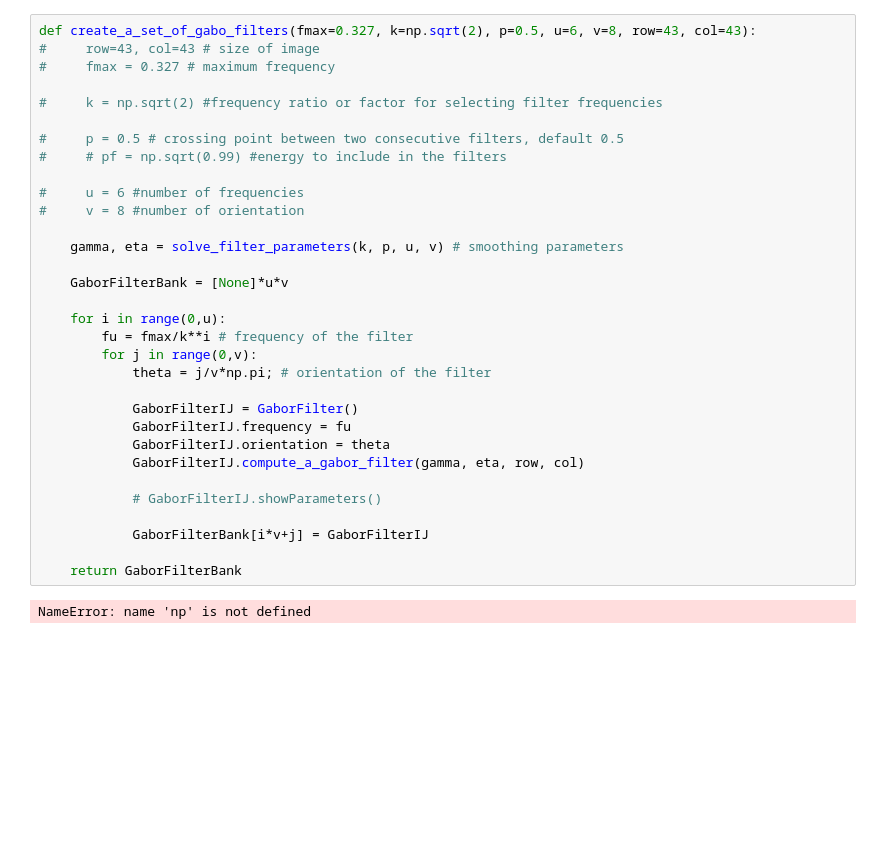
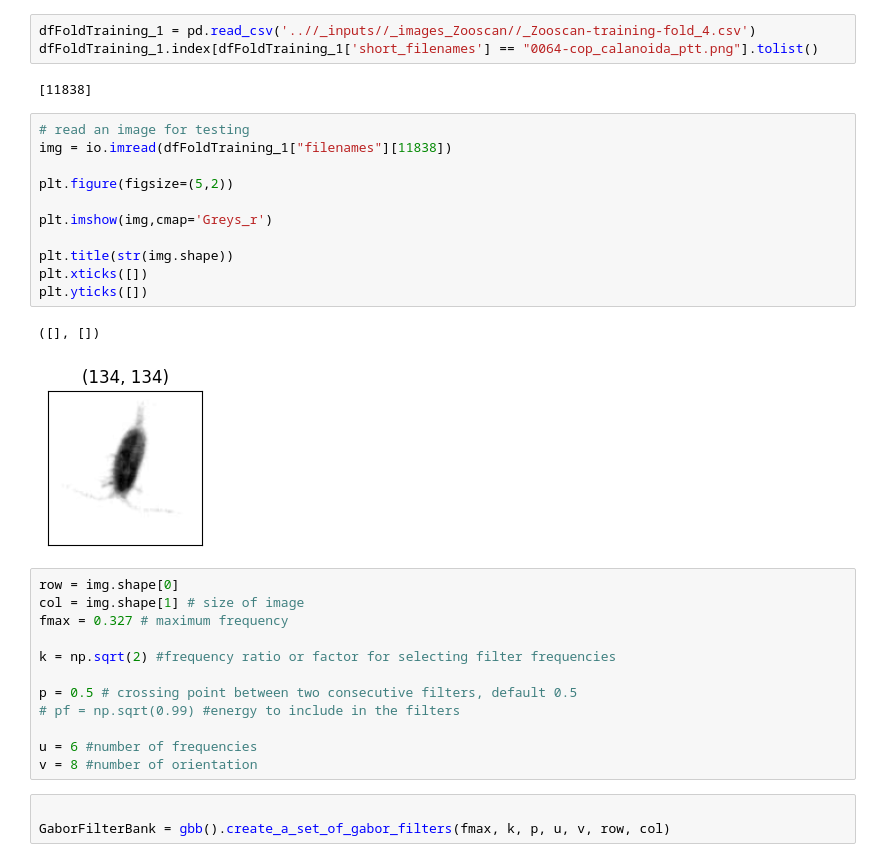
Before and after one commit to ledvic/_Plankton_Zooscan-Machine_Learning, a Jupyter notebook: _pyscripts/extract_gabor_filter_for_dataset.ipynb, the cells around one changed output. Saved outputs shown, nothing was run; the diff lists cells and outputs as text; blank space fills up the shorter version.

Commit message:
Modified Gabor Filter modules

```diff
--- a/_pyscripts/extract_gabor_filter_for_dataset.ipynb
+++ b/_pyscripts/extract_gabor_filter_for_dataset.ipynb
@@ -5,34 +20,34 @@ from gabor_filters._my_custom_utils import solve_filter_parameters
+# %%
+dfFoldTraining_1 = pd.read_csv('..//_inputs//_images_Zooscan//_Zooscan-training-fold_4.csv')
+dfFoldTraining_1.index[dfFoldTraining_1['short_filenames'] == "0064-cop_calanoida_ptt.png"].tolist()
+# %% [output]
+[11838]
+# %%
+# read an image for testing
+img = io.imread(dfFoldTraining_1["filenames"][11838])
+
+plt.figure(figsize=(5,2))
+
+plt.imshow(img,cmap='Greys_r')
+
+plt.title(str(img.shape))
+plt.xticks([])
+plt.yticks([])
+# %% [output]
+([], [])
+[figure, added]
 # %%
-def create_a_set_of_gabo_filters(fmax=0.327, k=np.sqrt(2), p=0.5, u=6, v=8, row=43, col=43):
-#     row=43, col=43 # size of image
-#     fmax = 0.327 # maximum frequency
+row = img.shape[0]
+col = img.shape[1] # size of image
+fmax = 0.327 # maximum frequency
 
-#     k = np.sqrt(2) #frequency ratio or factor for selecting filter frequencies
+k = np.sqrt(2) #frequency ratio or factor for selecting filter frequencies
 
-#     p = 0.5 # crossing point between two consecutive filters, default 0.5
-#     # pf = np.sqrt(0.99) #energy to include in the filters
+p = 0.5 # crossing point between two consecutive filters, default 0.5
+# pf = np.sqrt(0.99) #energy to include in the filters
 
-#     u = 6 #number of frequencies
-#     v = 8 #number of orientation
-
-    gamma, eta = solve_filter_parameters(k, p, u, v) # smoothing parameters
-
-    GaborFilterBank = [None]*u*v
-
-    for i in range(0,u):
-        fu = fmax/k**i # frequency of the filter
-        for j in range(0,v):
-            theta = j/v*np.pi; # orientation of the filter
-
-            GaborFilterIJ = GaborFilter()
-            GaborFilterIJ.frequency = fu
-            GaborFilterIJ.orientation = theta
-            GaborFilterIJ.compute_a_gabor_filter(gamma, eta, row, col)
-
-            # GaborFilterIJ.showParameters()
-
-            GaborFilterBank[i*v+j] = GaborFilterIJ
-
-    return GaborFilterBank
+u = 6 #number of frequencies
+v = 8 #number of orientation
-# %% [output]
-NameError: name 'np' is not defined
+# %%
+
+GaborFilterBank = gbb().create_a_set_of_gabor_filters(fmax, k, p, u, v, row, col)
```
Also changed, not shown: parts of 3 cells of this notebook, 5 other files.
